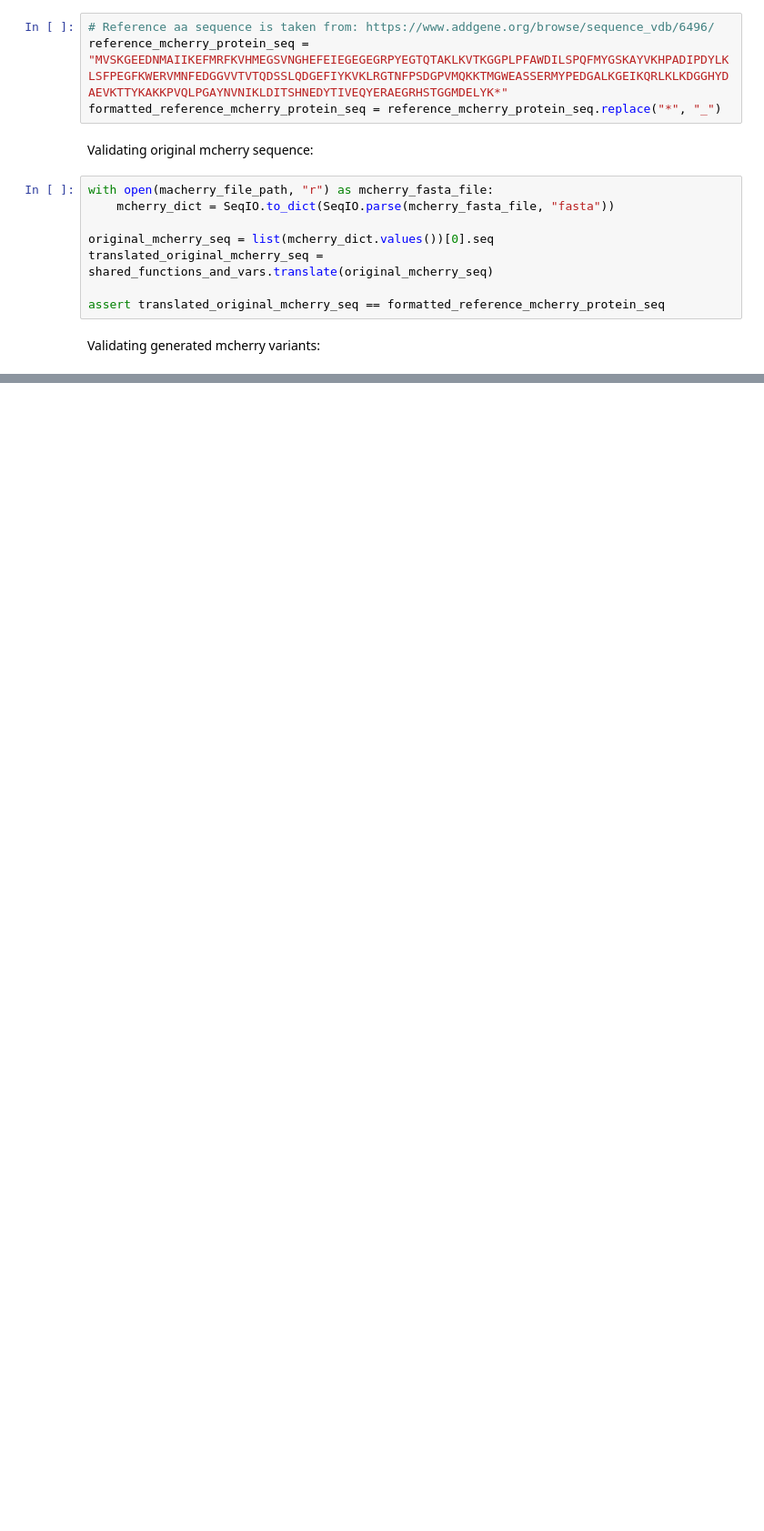
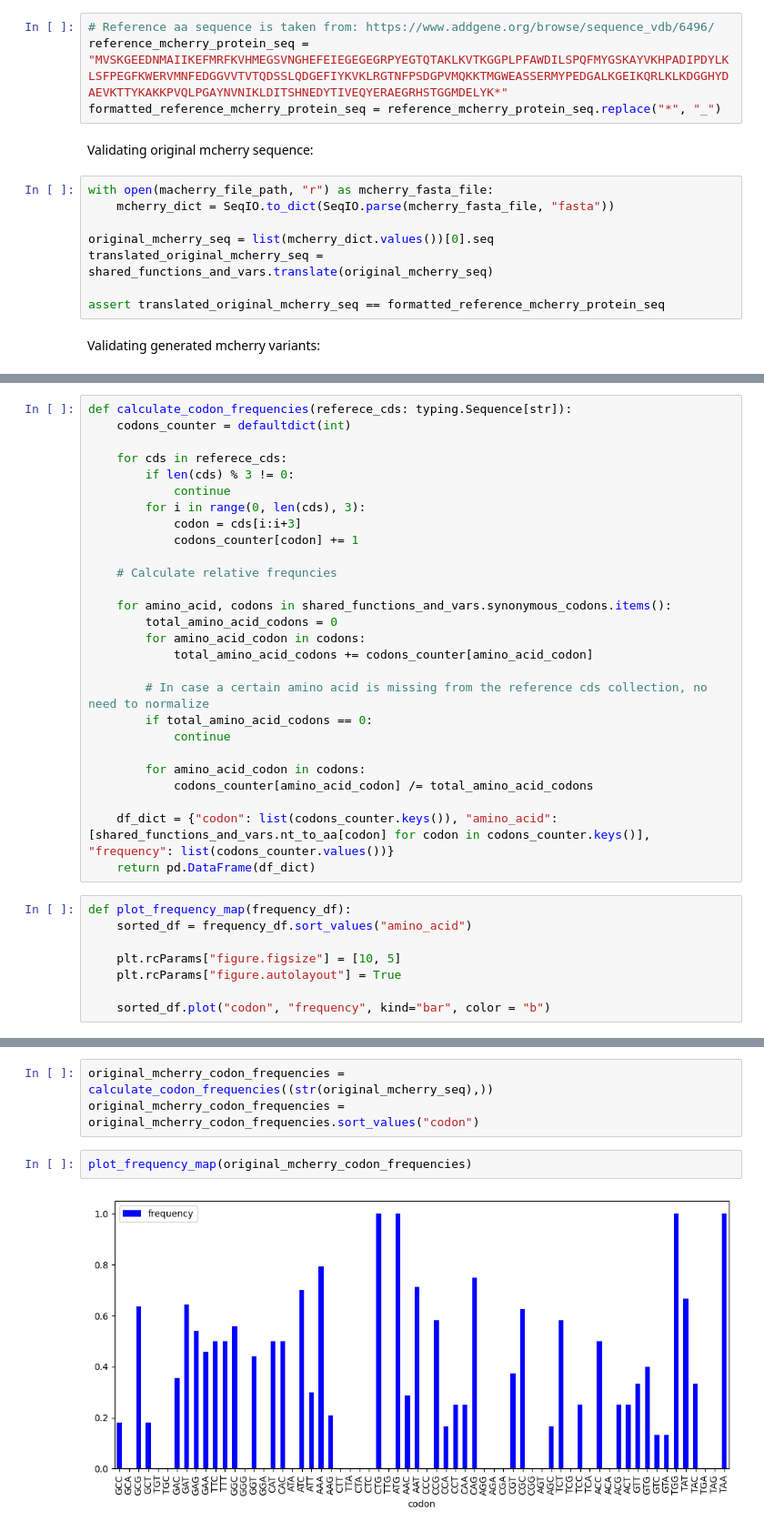
Before and after one commit to morikab/Igem_TAU_2021, a Jupyter notebook: analysis/orf_model_analysis/mcherry_variations.ipynb, the cells around one changed output, grey strips where cells are left out. Shown: that part at 91% size. Cells and saved outputs as stored; diff of their text form; blank space fills up the shorter version.

Commit message:
* Add codon frequencies stats.

```diff
--- a/analysis/orf_model_analysis/mcherry_variations.ipynb
+++ b/analysis/orf_model_analysis/mcherry_variations.ipynb
@@ -130,0 +120,35 @@ MVSKGEEDNMAIIKEFMRFKVHMEGSVNGHEFEIEGEGEGRPYEGTQTAKLKVTKGGPLPFAWDILSPQFMYGSKAYVKH
+# %%
+def calculate_codon_frequencies(referece_cds: typing.Sequence[str]):
+    codons_counter = defaultdict(int)
+
+    for cds in referece_cds:
+        if len(cds) % 3 != 0:
+            continue
+        for i in range(0, len(cds), 3):
+            codon = cds[i:i+3]
+            codons_counter[codon] += 1
+
+    # Calculate relative frequncies
+
+    for amino_acid, codons in shared_functions_and_vars.synonymous_codons.items():
+        total_amino_acid_codons = 0
+        for amino_acid_codon in codons:
+            total_amino_acid_codons += codons_counter[amino_acid_codon]
+
+        # In case a certain amino acid is missing from the reference cds collection, no need to normalize
+        if total_amino_acid_codons == 0:
+            continue
+
+        for amino_acid_codon in codons:
+            codons_counter[amino_acid_codon] /= total_amino_acid_codons
+
+    df_dict = {"codon": list(codons_counter.keys()), "amino_acid": [shared_functions_and_vars.nt_to_aa[codon] for codon in codons_counter.keys()], "frequency": list(codons_counter.values())}
+    return pd.DataFrame(df_dict)
+# %%
+def plot_frequency_map(frequency_df):
+    sorted_df = frequency_df.sort_values("amino_acid")
+
+    plt.rcParams["figure.figsize"] = [10, 5]
+    plt.rcParams["figure.autolayout"] = True
+
+    sorted_df.plot("codon", "frequency", kind="bar", color = "b")
@@ -130,0 +170,7 @@ MVSKGEEDNMAIIKEFMRFKVHMEGSVNGHEFEIEGEGEGRPYEGTQTAKLKVTKGGPLPFAWDILSPQFMYGSKAYVKH
+# %%
+original_mcherry_codon_frequencies = calculate_codon_frequencies((str(original_mcherry_seq),))
+original_mcherry_codon_frequencies = original_mcherry_codon_frequencies.sort_values("codon")
+# %%
+plot_frequency_map(original_mcherry_codon_frequencies)
+# %% [output]
+[figure, added]
```
Also changed, not shown: parts of 13 cells of this notebook.
